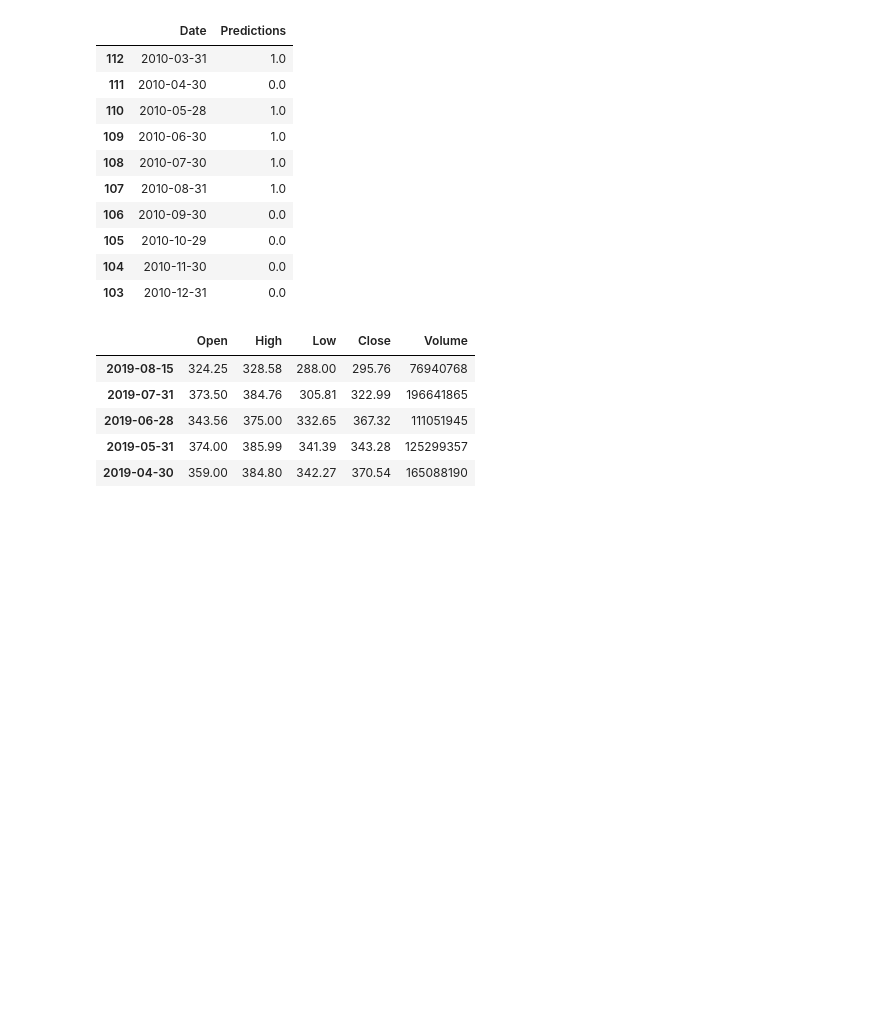
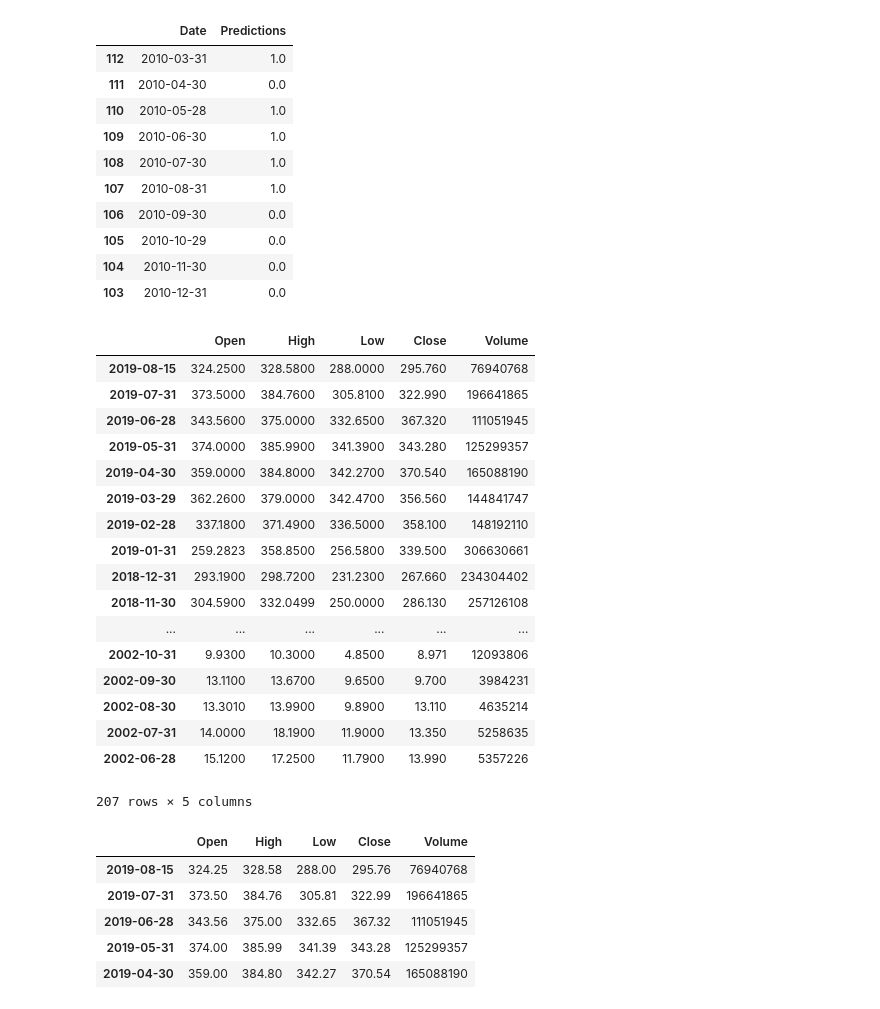
Before and after one commit to Fahad2314/MSc_Project, a Jupyter notebook: notebooks/final/CNN/1D_CNN_NFLX_10_Backtest.ipynb, the cells around one changed output. Saved outputs shown, nothing was run; the diff lists cells and outputs as text; code cells hidden in the pictures; blank space fills up the shorter version.

```diff
--- a/notebooks/final/CNN/1D_CNN_NFLX_10_Backtest.ipynb
+++ b/notebooks/final/CNN/1D_CNN_NFLX_10_Backtest.ipynb
@@ -46,6 +46,27 @@ NFLX_predictions.head(10)
 | 103 | 2010-12-31 | 0.0 |
 # %%
 NFLX_monthly = pd.read_csv("/Users/fahad/project_repo/data/final/NFLX/NFLX_monthly.csv", index_col =0)
+# %%
+NFLX_monthly
+# %% [output]
+|  | Open | High | Low | Close | Volume |
+| 2019-08-15 | 324.2500 | 328.5800 | 288.0000 | 295.760 | 76940768 |
+| 2019-07-31 | 373.5000 | 384.7600 | 305.8100 | 322.990 | 196641865 |
+| 2019-06-28 | 343.5600 | 375.0000 | 332.6500 | 367.320 | 111051945 |
+| 2019-05-31 | 374.0000 | 385.9900 | 341.3900 | 343.280 | 125299357 |
+| 2019-04-30 | 359.0000 | 384.8000 | 342.2700 | 370.540 | 165088190 |
+| 2019-03-29 | 362.2600 | 379.0000 | 342.4700 | 356.560 | 144841747 |
+| 2019-02-28 | 337.1800 | 371.4900 | 336.5000 | 358.100 | 148192110 |
+| 2019-01-31 | 259.2823 | 358.8500 | 256.5800 | 339.500 | 306630661 |
+| 2018-12-31 | 293.1900 | 298.7200 | 231.2300 | 267.660 | 234304402 |
+| 2018-11-30 | 304.5900 | 332.0499 | 250.0000 | 286.130 | 257126108 |
+| ... | ... | ... | ... | ... | ... |
+| 2002-10-31 | 9.9300 | 10.3000 | 4.8500 | 8.971 | 12093806 |
+| 2002-09-30 | 13.1100 | 13.6700 | 9.6500 | 9.700 | 3984231 |
+| 2002-08-30 | 13.3010 | 13.9900 | 9.8900 | 13.110 | 4635214 |
+| 2002-07-31 | 14.0000 | 18.1900 | 11.9000 | 13.350 | 5258635 |
+| 2002-06-28 | 15.1200 | 17.2500 | 11.7900 | 13.990 | 5357226 |
+207 rows × 5 columns
 # %%
 NFLX_monthly.columns = ['Open','High','Low','Close','Volume']
 # %%
```
Also changed, not shown: parts of 1 cell of this notebook, 24 other files.
